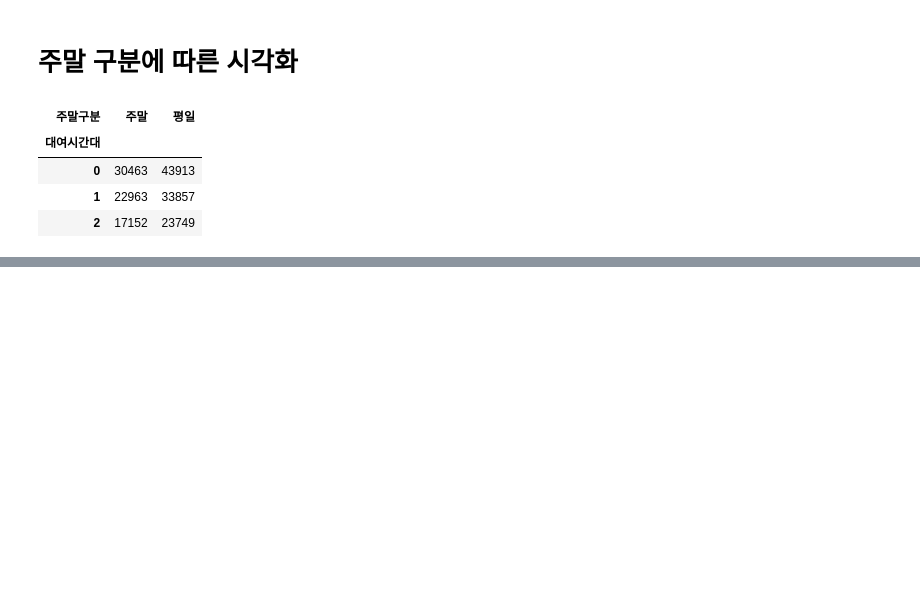
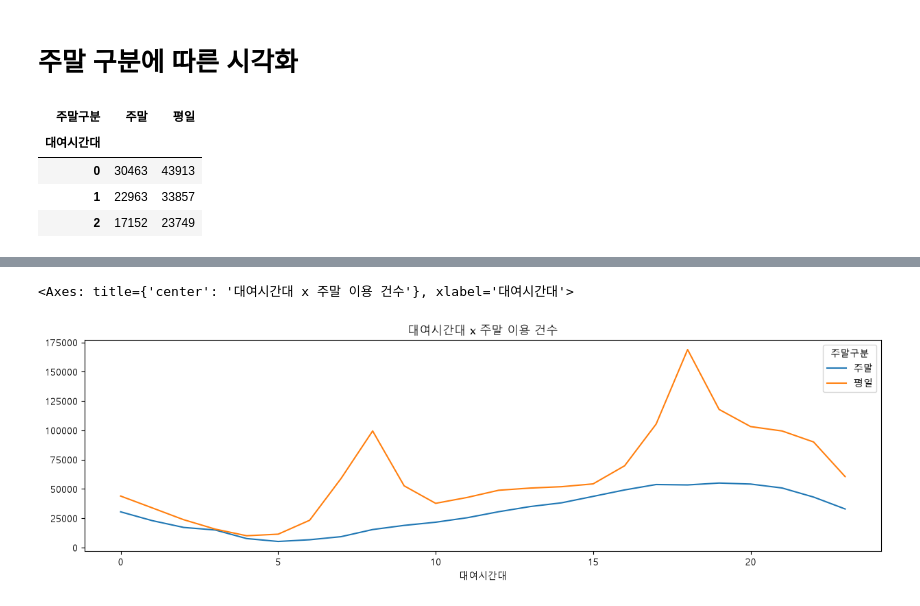
Before and after one commit to Hayden-Shin-Dev/20260617, a Jupyter notebook: src/bikerental-exercise.ipynb, the cells around one changed output, grey strips where cells are left out. Saved outputs shown, nothing was run; the diff lists cells and outputs as text; code cells hidden in the pictures; blank space fills up the shorter version.

```diff
--- a/src/bikerental-exercise.ipynb
+++ b/src/bikerental-exercise.ipynb
@@ -461,0 +462,5 @@ pass
+# %%
+hourly_weekend_ride.plot(kind='line', title='대여시간대 x 주말 이용 건수', figsize=(15, 4))
+# %% [output]
+<Axes: title={'center': '대여시간대 x 주말 이용 건수'}, xlabel='대여시간대'>
+[figure, added]
```
Also changed, not shown: parts of 17 cells of this notebook.
